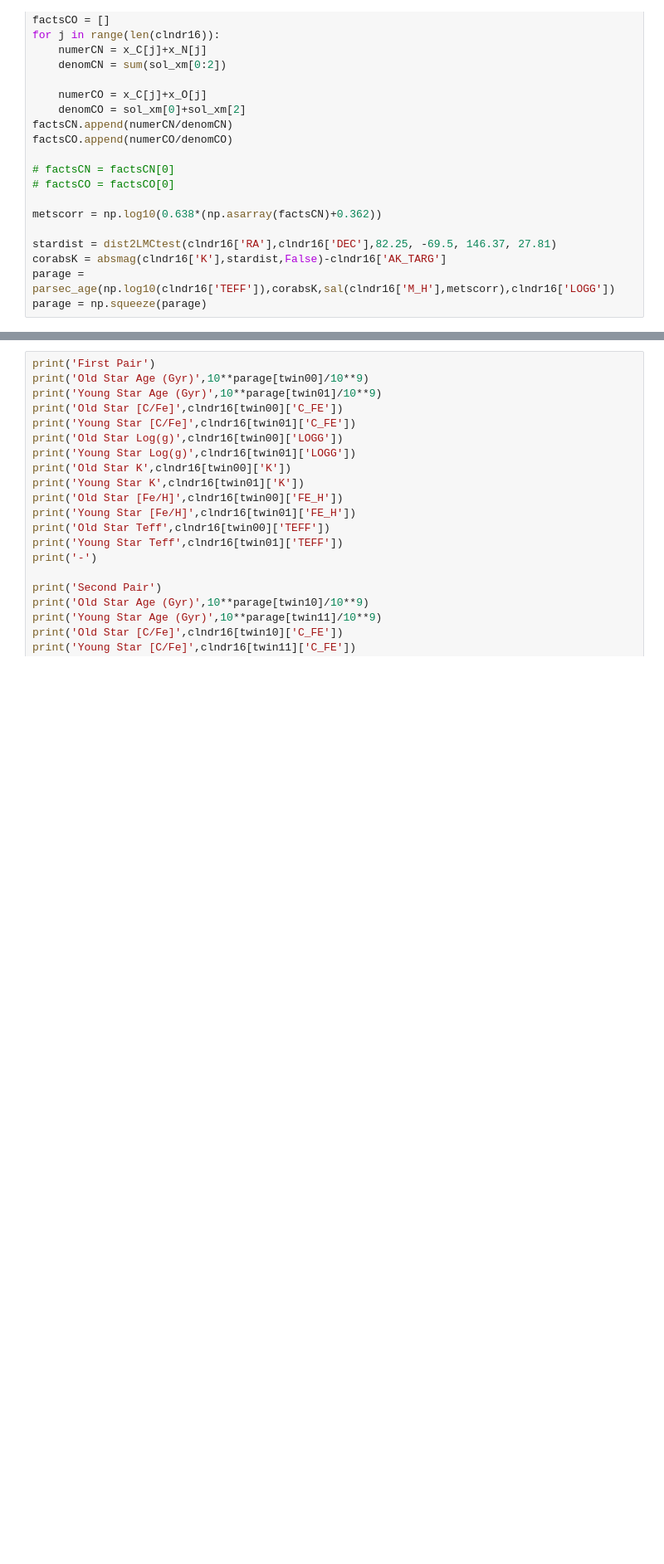
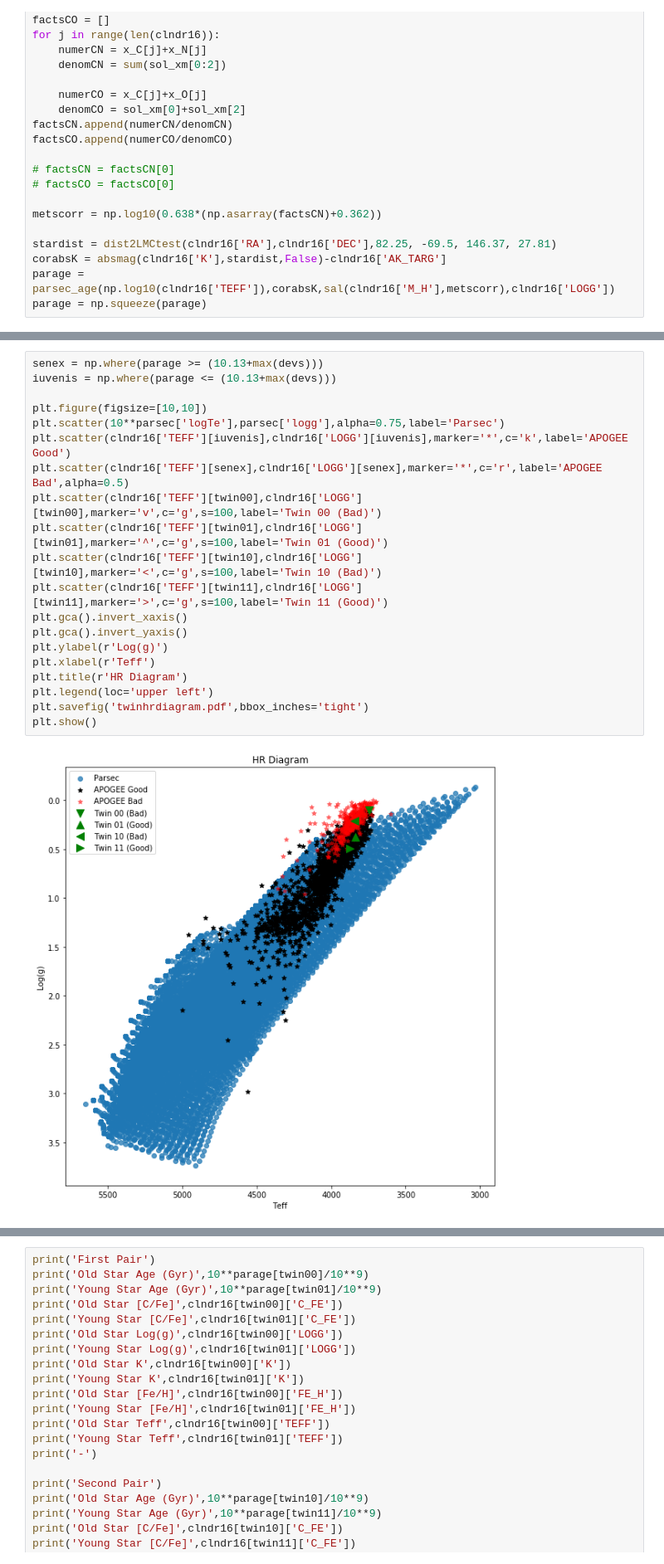
Before and after one commit to JoshuaPovick/Magellanic_Ages, a Jupyter notebook: Spectra.ipynb, the cells around one changed output, grey strips where cells are left out. Shown at 83% size. Saved outputs shown, nothing was run; the diff lists cells and outputs as text; blank space fills up the shorter version.

```diff
--- a/Spectra.ipynb
+++ b/Spectra.ipynb
@@ -275,0 +364,22 @@ plt.show()
+# %%
+senex = np.where(parage >= (10.13+max(devs)))
+iuvenis = np.where(parage <= (10.13+max(devs)))
+
+plt.figure(figsize=[10,10])
+plt.scatter(10**parsec['logTe'],parsec['logg'],alpha=0.75,label='Parsec')
+plt.scatter(clndr16['TEFF'][iuvenis],clndr16['LOGG'][iuvenis],marker='*',c='k',label='APOGEE Good')
+plt.scatter(clndr16['TEFF'][senex],clndr16['LOGG'][senex],marker='*',c='r',label='APOGEE Bad',alpha=0.5)
+plt.scatter(clndr16['TEFF'][twin00],clndr16['LOGG'][twin00],marker='v',c='g',s=100,label='Twin 00 (Bad)')
+plt.scatter(clndr16['TEFF'][twin01],clndr16['LOGG'][twin01],marker='^',c='g',s=100,label='Twin 01 (Good)')
+plt.scatter(clndr16['TEFF'][twin10],clndr16['LOGG'][twin10],marker='<',c='g',s=100,label='Twin 10 (Bad)')
+plt.scatter(clndr16['TEFF'][twin11],clndr16['LOGG'][twin11],marker='>',c='g',s=100,label='Twin 11 (Good)')
+plt.gca().invert_xaxis()
+plt.gca().invert_yaxis()
+plt.ylabel(r'Log(g)')
+plt.xlabel(r'Teff')
+plt.title(r'HR Diagram')
+plt.legend(loc='upper left')
+plt.savefig('twinhrdiagram.pdf',bbox_inches='tight')
+plt.show()
+# %% [output]
+[figure, added]
```
Also changed, not shown: parts of 15 cells of this notebook, 33 other files.
